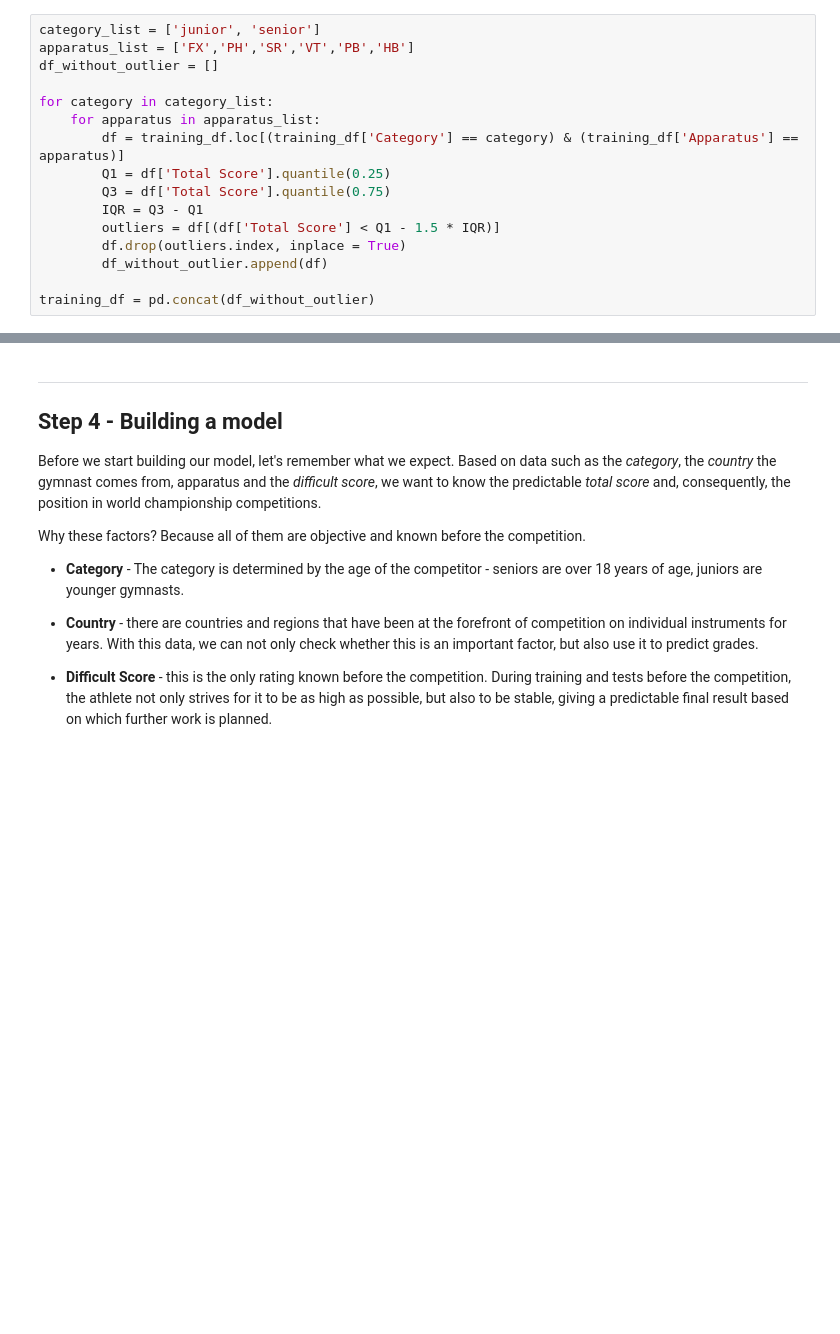
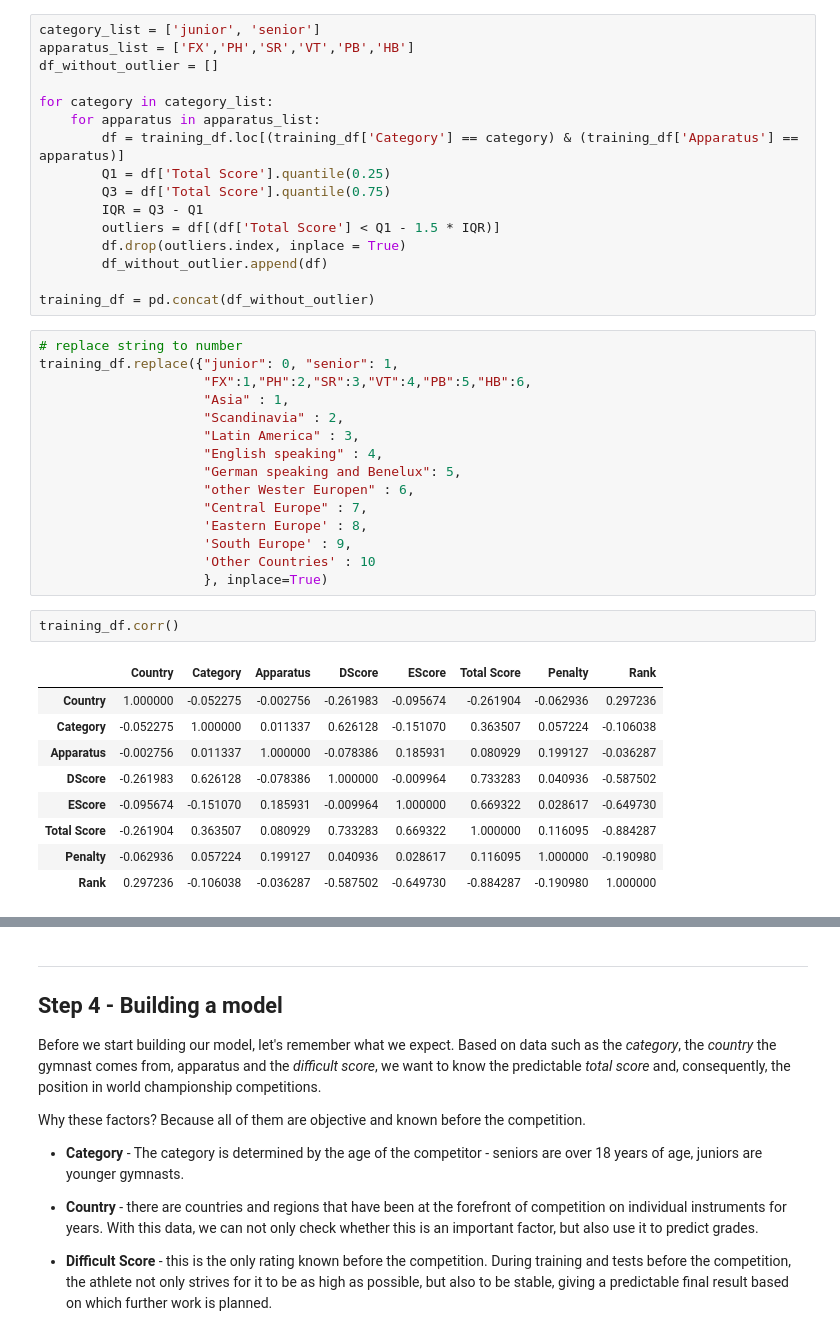
Before and after one commit to Asturn15/Gymnastics-on-GitHub, a Jupyter notebook: Project 5 - ML model in Python/Notebook project.ipynb, the cells around one changed output, grey strips where cells are left out. Drawn from its saved outputs; the diff is of its cells as text; blank space fills up the shorter version.

```diff
--- a/Project 5 - ML model in Python/Notebook project.ipynb
+++ b/Project 5 - ML model in Python/Notebook project.ipynb
@@ -811,6 +811,33 @@ for category in category_list:
         df_without_outlier.append(df)
 
 training_df = pd.concat(df_without_outlier)
+# %%
+# replace string to number
+training_df.replace({"junior": 0, "senior": 1,
+                     "FX":1,"PH":2,"SR":3,"VT":4,"PB":5,"HB":6,
+                     "Asia" : 1,
+                     "Scandinavia" : 2,
+                     "Latin America" : 3,
+                     "English speaking" : 4,
+                     "German speaking and Benelux": 5,
+                     "other Wester Europen" : 6,
+                     "Central Europe" : 7,
+                     'Eastern Europe' : 8,
+                     'South Europe' : 9,
+                     'Other Countries' : 10
+                     }, inplace=True)
+# %%
+training_df.corr()
+# %% [output]
+|  | Country | Category | Apparatus | DScore | EScore | Total Score | Penalty | Rank |
+| Country | 1.000000 | -0.052275 | -0.002756 | -0.261983 | -0.095674 | -0.261904 | -0.062936 | 0.297236 |
+| Category | -0.052275 | 1.000000 | 0.011337 | 0.626128 | -0.151070 | 0.363507 | 0.057224 | -0.106038 |
+| Apparatus | -0.002756 | 0.011337 | 1.000000 | -0.078386 | 0.185931 | 0.080929 | 0.199127 | -0.036287 |
+| DScore | -0.261983 | 0.626128 | -0.078386 | 1.000000 | -0.009964 | 0.733283 | 0.040936 | -0.587502 |
+| EScore | -0.095674 | -0.151070 | 0.185931 | -0.009964 | 1.000000 | 0.669322 | 0.028617 | -0.649730 |
+| Total Score | -0.261904 | 0.363507 | 0.080929 | 0.733283 | 0.669322 | 1.000000 | 0.116095 | -0.884287 |
+| Penalty | -0.062936 | 0.057224 | 0.199127 | 0.040936 | 0.028617 | 0.116095 | 1.000000 | -0.190980 |
+| Rank | 0.297236 | -0.106038 | -0.036287 | -0.587502 | -0.649730 | -0.884287 | -0.190980 | 1.000000 |
 # %%
 # correlation matrix
 corrmat = training_df.corr()
```
Also changed, not shown: parts of 4 cells of this notebook.
